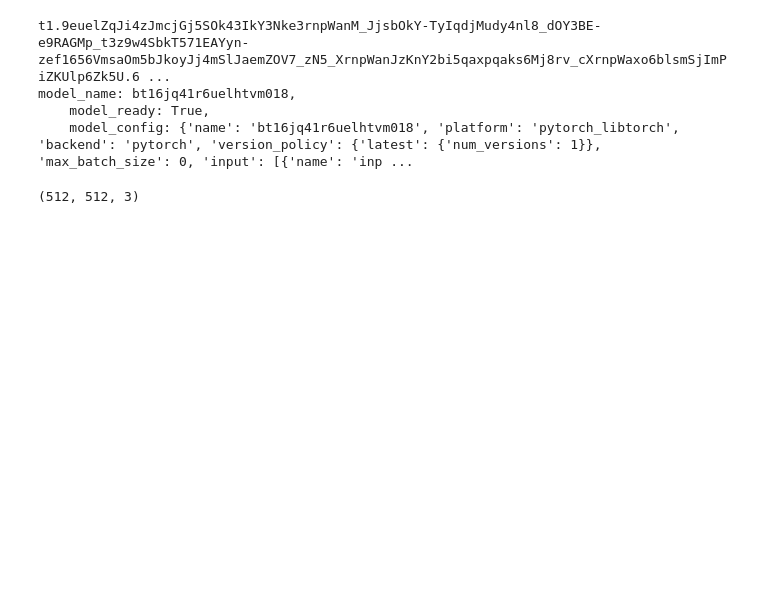
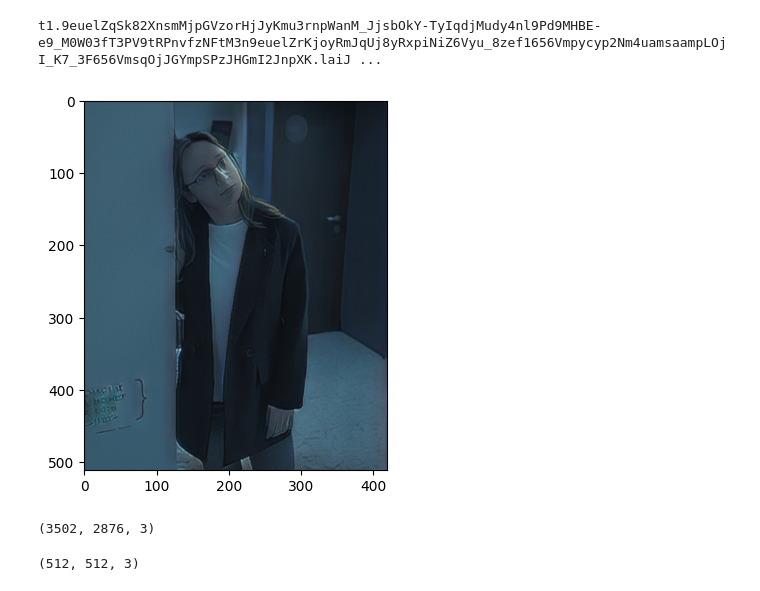
Before and after one commit to sirius-december/AnimeGAN, a Jupyter notebook: AnimeGAN/telegram/datasphere/example.ipynb, the cells around one changed output. Cells and saved outputs as stored; diff of their text form; code cells hidden in the pictures; blank space fills up the shorter version.

```diff
--- a/AnimeGAN/telegram/datasphere/example.ipynb
+++ b/AnimeGAN/telegram/datasphere/example.ipynb
@@ -22,12 +19,16 @@ img1 = img1 / 256
 # %%
-model = Model("bt1soaafjmhtf1f2j6ko", "b1gbnhth47rchbtmstlr", "bt16jq41r6uelhtvm018")
+model = Model("bt1soaafjmhtf1f2j6ko", "b1gbnhth47rchbtmstlr", "bt16jq41r6uelhtvm018", 512)
 # %%
-img2 = model.process(np.array([img1]))
+result = model.process(img)
+plt.imshow(result)
+plt.show()
 # %% [output]
-t1.9euelZqJi4zJmcjGj5SOk43IkY3Nke3rnpWanM_JjsbOkY-TyIqdjMudy4nl8_dOY3BE-e9RAGMp_t3z9w4SbkT571EAYyn-zef1656VmsaOm5bJkoyJj4mSlJaemZOV7_zN5_XrnpWanJzKnY2bi5qaxpqaks6Mj8rv_cXrnpWaxo6blsmSjImPiZKUlp6Zk5U.6 ...
-model_name: bt16jq41r6uelhtvm018,
-    model_ready: True,
-    model_config: {'name': 'bt16jq41r6uelhtvm018', 'platform': 'pytorch_libtorch', 'backend': 'pytorch', 'version_policy': {'latest': {'num_versions': 1}}, 'max_batch_size': 0, 'input': [{'name': 'inp ...
+t1.9euelZqSk82XnsmMjpGVzorHjJyKmu3rnpWanM_JjsbOkY-TyIqdjMudy4nl9Pd9MHBE-e9_M0W03fT3PV9tRPnvfzNFtM3n9euelZrKjoyRmJqUj8yRxpiNiZ6Vyu_8zef1656Vmpycyp2Nm4uamsaampLOjI_K7_3F656VmsqOjJGYmpSPzJHGmI2JnpXK.laiJ ...
+[figure, added]
+# %%
+img.shape
+# %% [output]
+(3502, 2876, 3)
 # %%
 img2 = img2[0]
 # %%
```
Also changed, not shown: parts of 3 cells of this notebook, 1 other file.
